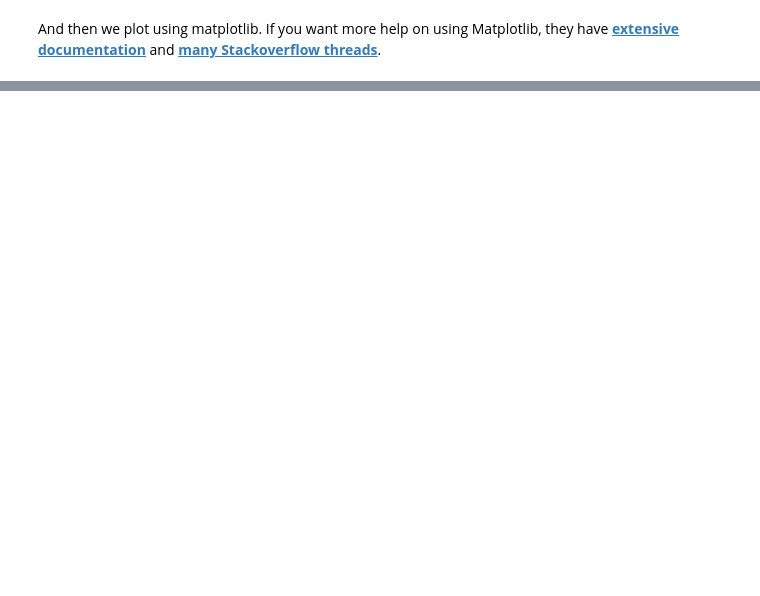
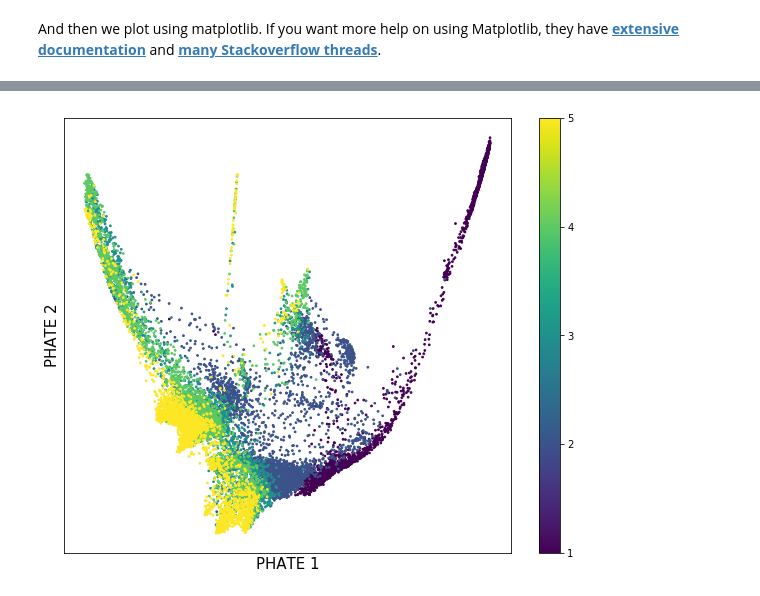
Before and after one commit to KrishnaswamyLab/PHATE, a Jupyter notebook: Python/tutorial/EmbryoidBody.ipynb, the cells around one changed output, grey strips where cells are left out. Saved outputs shown, nothing was run; the diff lists cells and outputs as text; code cells hidden in the pictures; blank space fills up the shorter version.

```diff
--- a/Python/tutorial/EmbryoidBody.ipynb
+++ b/Python/tutorial/EmbryoidBody.ipynb
@@ -242,4 +263,4 @@ Alpha decay is automatically disabled on large datasets. To override this defaul
 # %%
 phate_operator = phate.PHATE(n_components=2, a=10, k=12, alpha_decay=True, n_jobs=-2)
 
-Y_2Dmmds = phate_operator.fit_transform(EBT_counts)
+Y_phate = phate_operator.fit_transform(EBT_counts)
@@ -246,14 +287,16 @@ Y_2Dmmds = phate_operator.fit_transform(EBT_counts)
 # %%
-f, ax = plt.subplots(1)
-f.set_size_inches(10,8)
+fig, ax = plt.subplots(1, figsize=(10,8))
 
-sc = ax.scatter(Y_2Dmmds[:,0], Y_2Dmmds[:,1], c=sample_labels, s=3)
+points = ax.scatter(Y_phate[:,0], Y_phate[:,1], c=sample_labels, s=3)
 
 ax.set_xticks([])
 ax.set_yticks([])
 ax.set_xlabel('PHATE 1', fontsize=15)
 ax.set_ylabel('PHATE 2', fontsize=15)
 
 ax.set_title('')
 
-f.colorbar(sc, ticks=[1,2,3,4,5])
+fig.colorbar(points, ticks=[1,2,3,4,5])
+fig.show()
+# %% [output]
+[figure, added]
```
Also changed, not shown: parts of 11 cells of this notebook.
